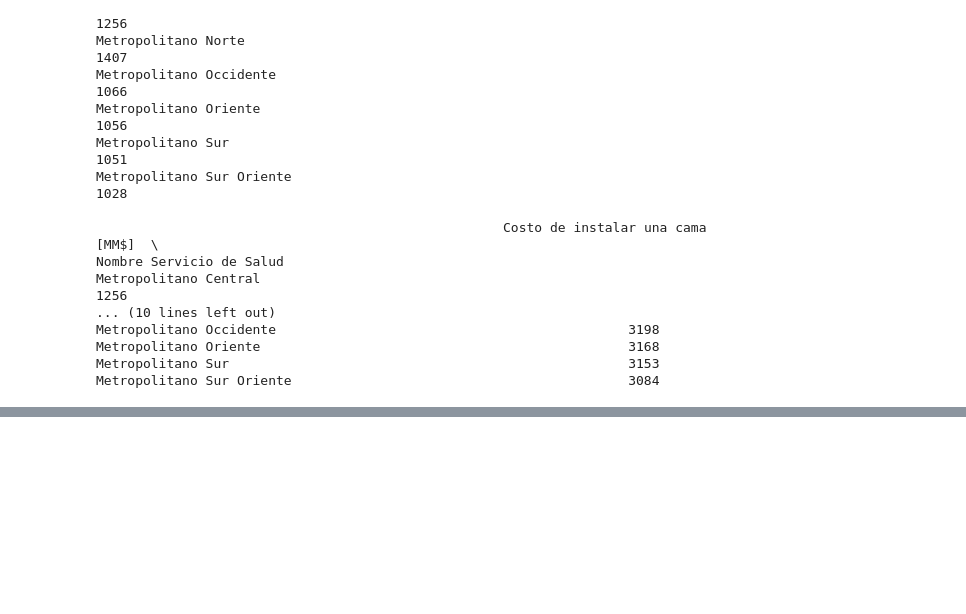
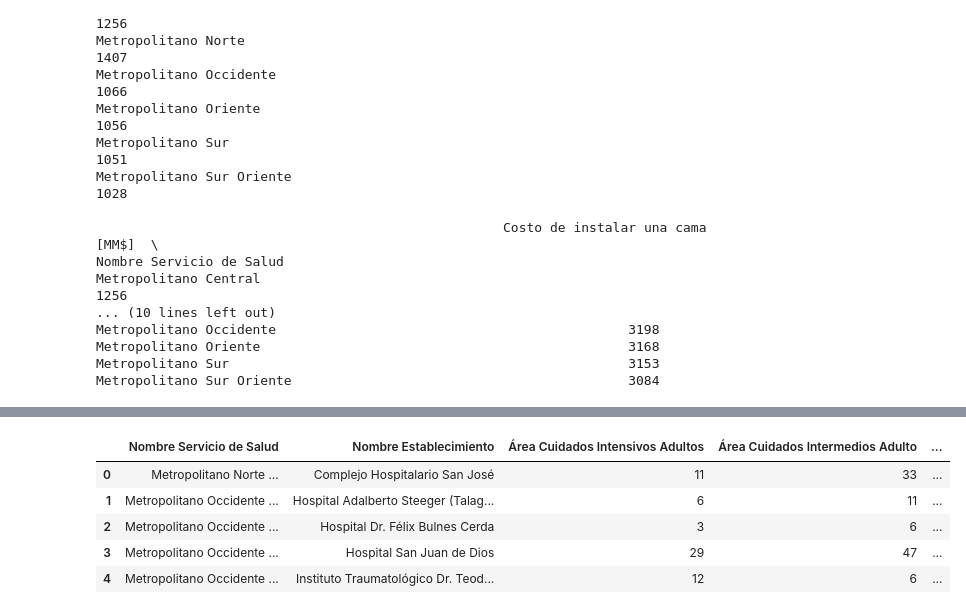
Before and after one commit to remunozz/cienciaDeDatos, a Jupyter notebook: evaluacion1.ipynb, the cells around one changed output, grey strips where cells are left out. Saved outputs shown, nothing was run; the diff lists cells and outputs as text; code cells hidden in the pictures; blank space fills up the shorter version.

```diff
--- a/evaluacion1.ipynb
+++ b/evaluacion1.ipynb
@@ -318,0 +373,11 @@ Metropolitano Sur Oriente                                           3084
+# %%
+import pandas as pd
+Hosp_sheet=pd.read_excel('Datos.xls', sheet_name='Hospitales', header=0, index_col=None)
+Hosp_sheet.head()
+# %% [output]
+|  | Nombre Servicio de Salud | Nombre Establecimiento | Área Cuidados Intensivos Adultos | Área Cuidados Intermedios Adulto | ... |
+| 0 | Metropolitano Norte ... | Complejo Hospitalario San José | 11 | 33 | ... |
+| 1 | Metropolitano Occidente ... | Hospital Adalberto Steeger (Talag... | 6 | 11 | ... |
+| 2 | Metropolitano Occidente ... | Hospital Dr. Félix Bulnes Cerda | 3 | 6 | ... |
+| 3 | Metropolitano Occidente ... | Hospital San Juan de Dios | 29 | 47 | ... |
+| 4 | Metropolitano Occidente ... | Instituto Traumatológico Dr. Teod... | 12 | 6 | ... |
```
Also changed, not shown: parts of 8 cells of this notebook, 1 other file.
